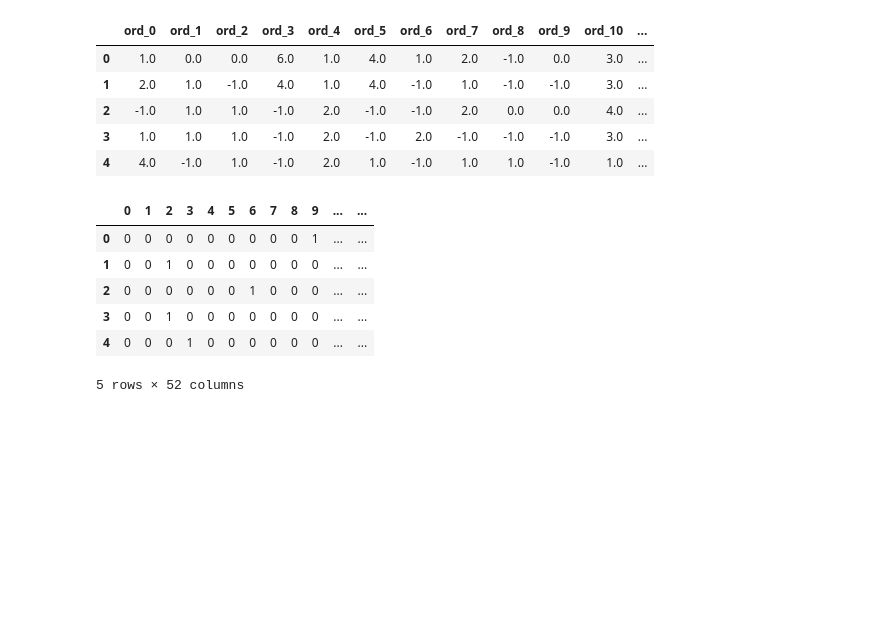
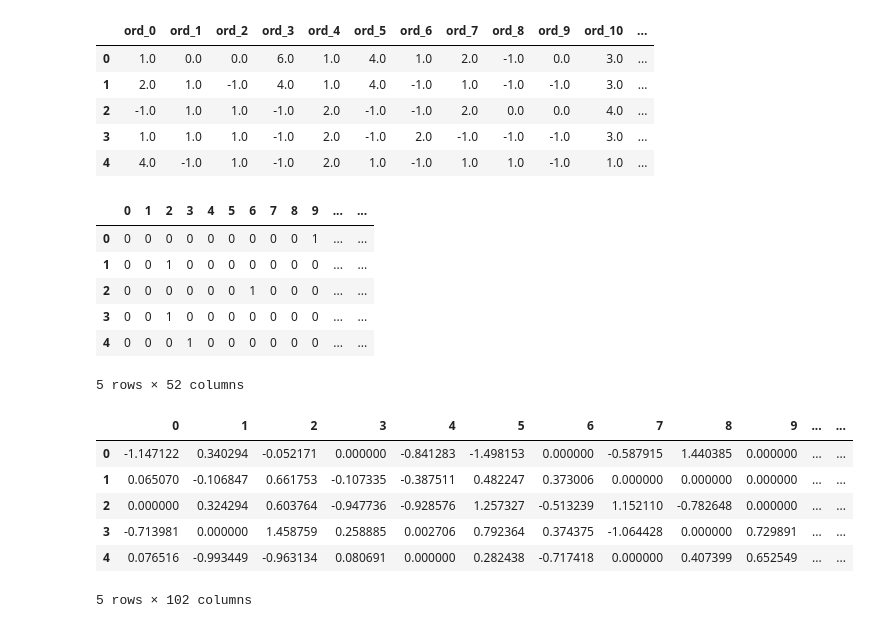
Before and after one commit to leonardopassafiume/DSML_lab, a Jupyter notebook: Lab5/test.ipynb, the cells around one changed output. Cells and saved outputs as stored; diff of their text form; code cells hidden in the pictures; blank space fills up the shorter version.

```diff
--- a/Lab5/test.ipynb
+++ b/Lab5/test.ipynb
@@ -135,3 +135,15 @@ X_cat_ohe.head()
 | 3 | 0 | 0 | 1 | 0 | 0 | 0 | 0 | 0 | 0 | 0 | ... | ... |
 | 4 | 0 | 0 | 0 | 1 | 0 | 0 | 0 | 0 | 0 | 0 | ... | ... |
 5 rows × 52 columns
+# %%
+X_new = np.hstack((X_cont_norm, X_ord_oe, X_cat_ohe))
+# %%
+pd.DataFrame(X_new).head()
+# %% [output]
+|  | 0 | 1 | 2 | 3 | 4 | 5 | 6 | 7 | 8 | 9 | ... | ... |
+| 0 | -1.147122 | 0.340294 | -0.052171 | 0.000000 | -0.841283 | -1.498153 | 0.000000 | -0.587915 | 1.440385 | 0.000000 | ... | ... |
+| 1 | 0.065070 | -0.106847 | 0.661753 | -0.107335 | -0.387511 | 0.482247 | 0.373006 | 0.000000 | 0.000000 | 0.000000 | ... | ... |
+| 2 | 0.000000 | 0.324294 | 0.603764 | -0.947736 | -0.928576 | 1.257327 | -0.513239 | 1.152110 | -0.782648 | 0.000000 | ... | ... |
+| 3 | -0.713981 | 0.000000 | 1.458759 | 0.258885 | 0.002706 | 0.792364 | 0.374375 | -1.064428 | 0.000000 | 0.729891 | ... | ... |
+| 4 | 0.076516 | -0.993449 | -0.963134 | 0.080691 | 0.000000 | 0.282438 | -0.717418 | 0.000000 | 0.407399 | 0.652549 | ... | ... |
+5 rows × 102 columns
```
